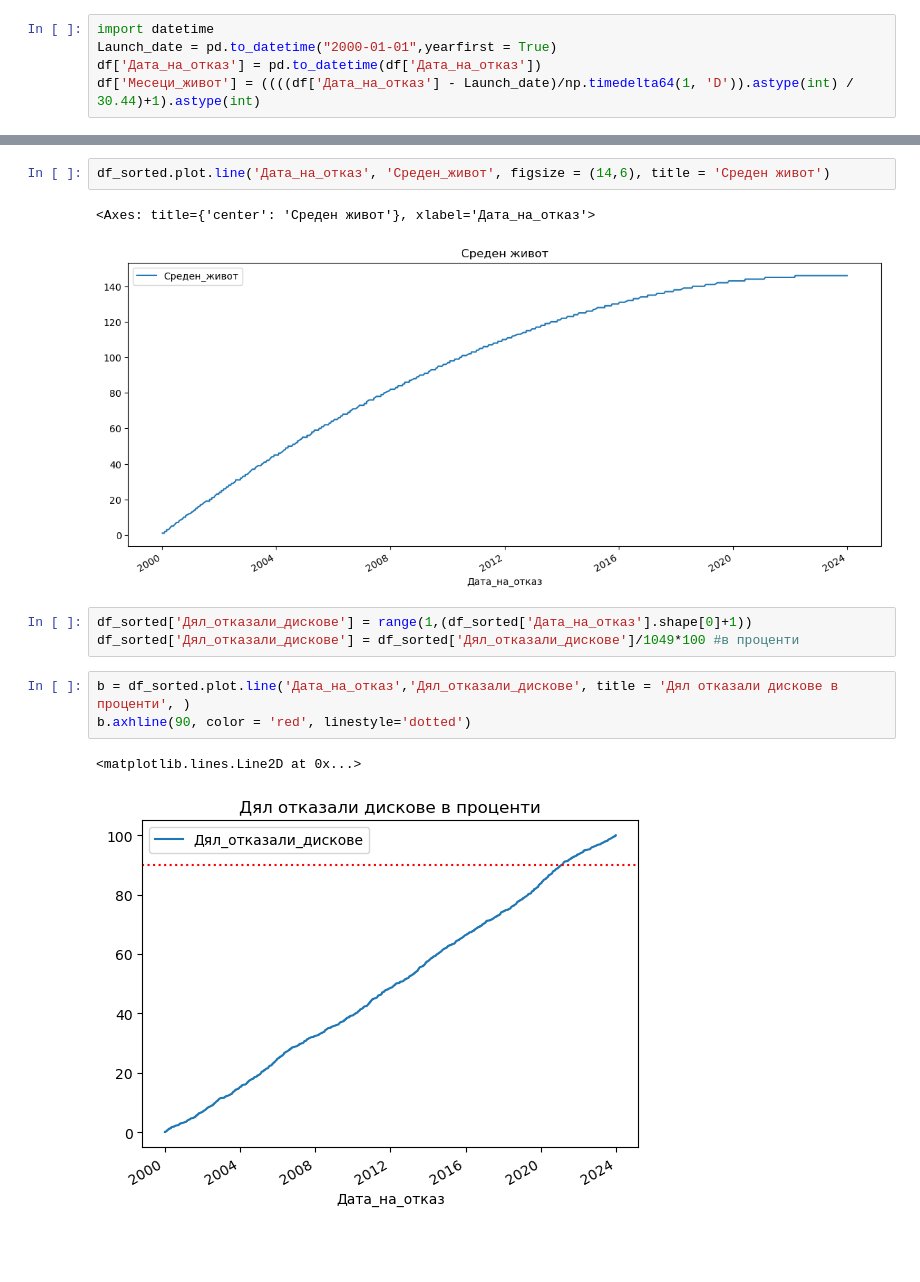
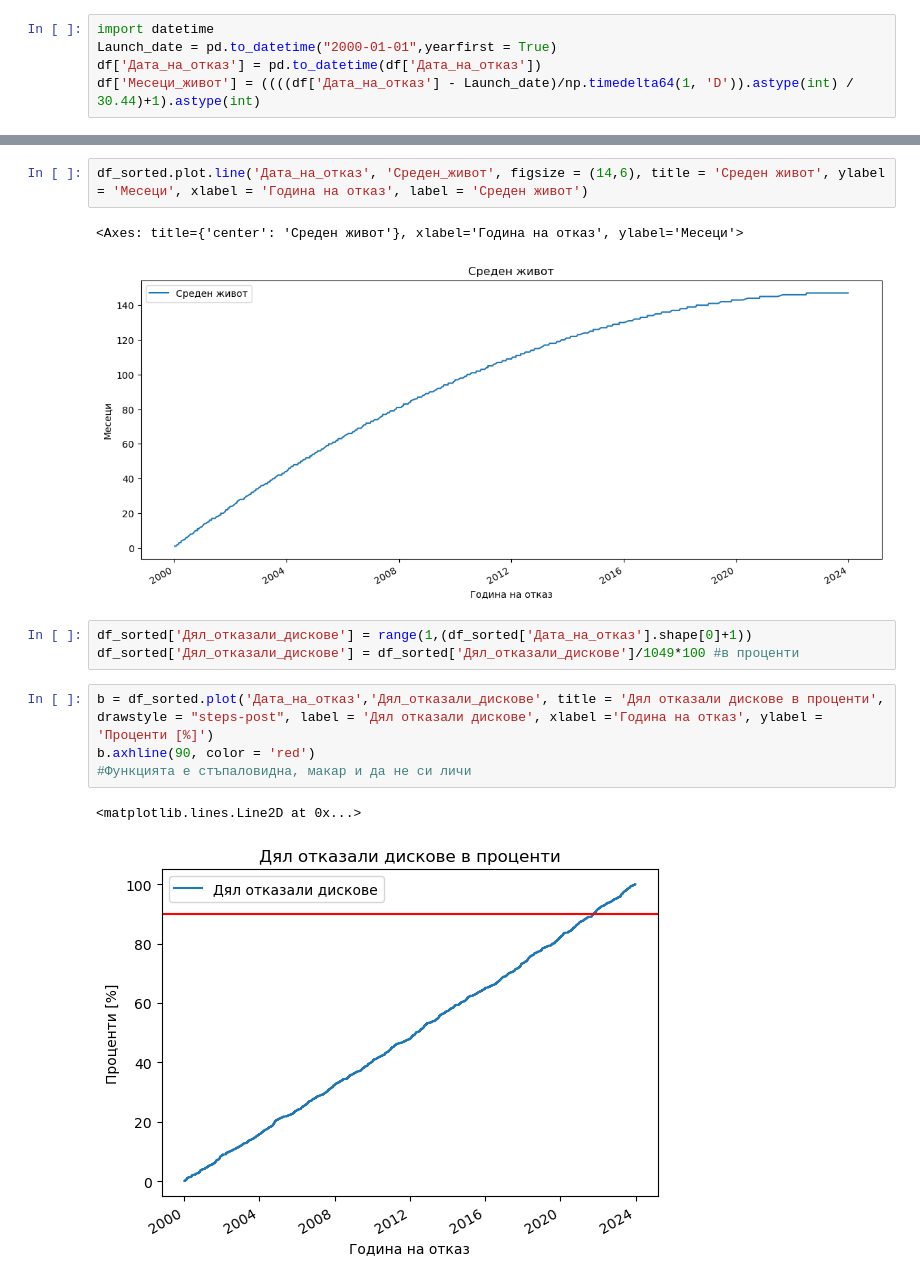
Before and after one commit to Damyan4o/master-thesis, a Jupyter notebook: MasterThesis.ipynb, the cells around one changed output, grey strips where cells are left out. Cells and saved outputs as stored; diff of their text form; blank space fills up the shorter version.

```diff
--- a/MasterThesis.ipynb
+++ b/MasterThesis.ipynb
@@ -47,18 +47,19 @@ df_sorted
 1049 rows × 5 columns
 # %%
-df_sorted.plot.line('Дата_на_отказ', 'Среден_живот', figsize = (14,6), title = 'Среден живот')
+df_sorted.plot.line('Дата_на_отказ', 'Среден_живот', figsize = (14,6), title = 'Среден живот', ylabel = 'Месеци', xlabel = 'Година на отказ', label = 'Среден живот')
 # %% [output]
-<Axes: title={'center': 'Среден живот'}, xlabel='Дата_на_отказ'>
+<Axes: title={'center': 'Среден живот'}, xlabel='Година на отказ', ylabel='Месеци'>
-[figure, old version]
+[figure, new version]
 # %%
 df_sorted['Дял_отказали_дискове'] = range(1,(df_sorted['Дата_на_отказ'].shape[0]+1))
 df_sorted['Дял_отказали_дискове'] = df_sorted['Дял_отказали_дискове']/1049*100 #в проценти
 # %%
-b = df_sorted.plot.line('Дата_на_отказ','Дял_отказали_дискове', title = 'Дял отказали дискове в проценти', )
-b.axhline(90, color = 'red', linestyle='dotted')
+b = df_sorted.plot('Дата_на_отказ','Дял_отказали_дискове', title = 'Дял отказали дискове в проценти', drawstyle = "steps-post", label = 'Дял отказали дискове', xlabel ='Година на отказ', ylabel = 'Проценти [%]')
+b.axhline(90, color = 'red')
+#Функцията е стъпаловидна, макар и да не си личи
 # %% [output]
 <matplotlib.lines.Line2D at 0x...>
-[figure, old version]
+[figure, new version]
 # %%
 df_sorted['Среден_брой_операции'] = 0.0
 for index in range(df_sorted.shape[0]):
```
Also changed, not shown: parts of 4 cells of this notebook.
